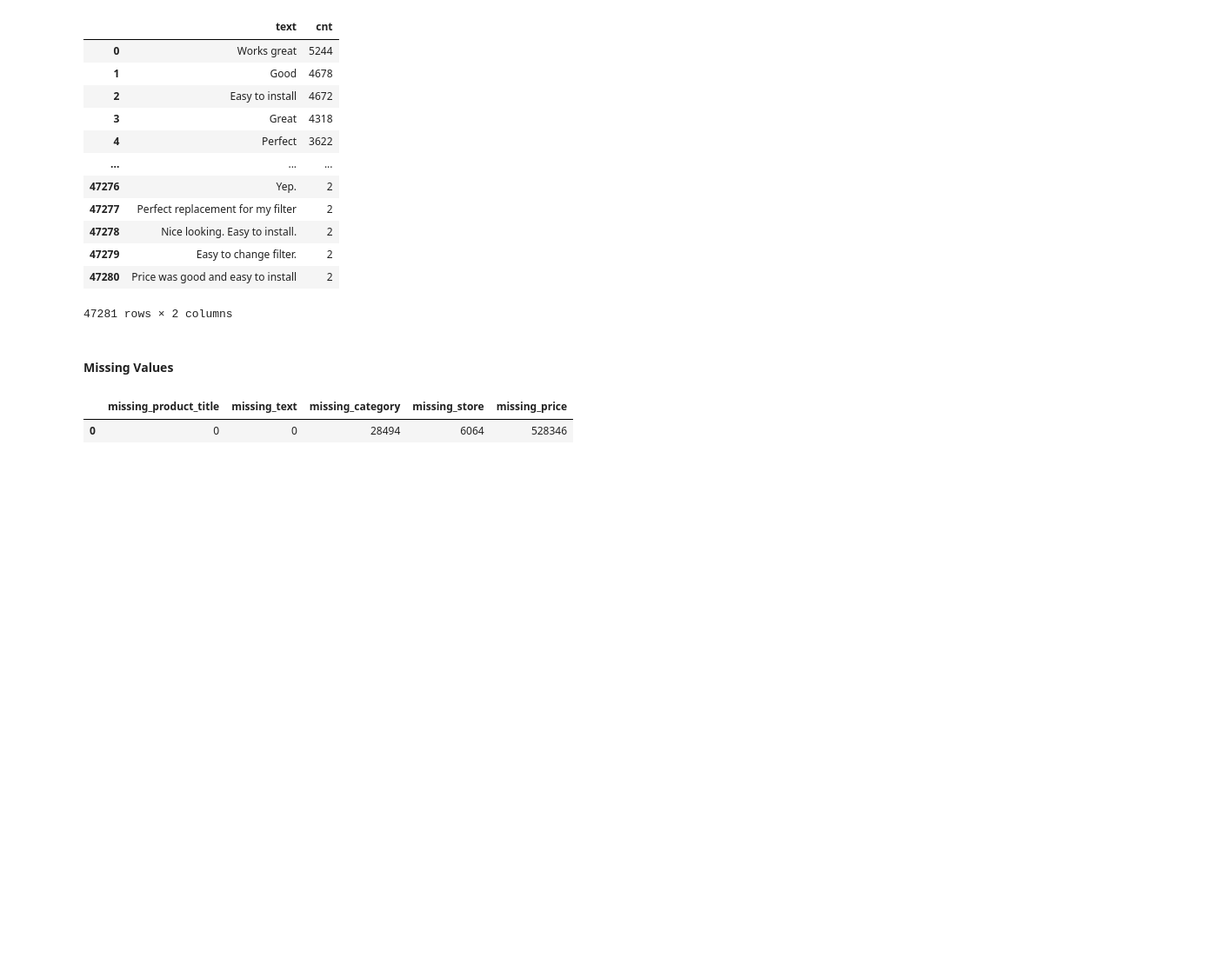
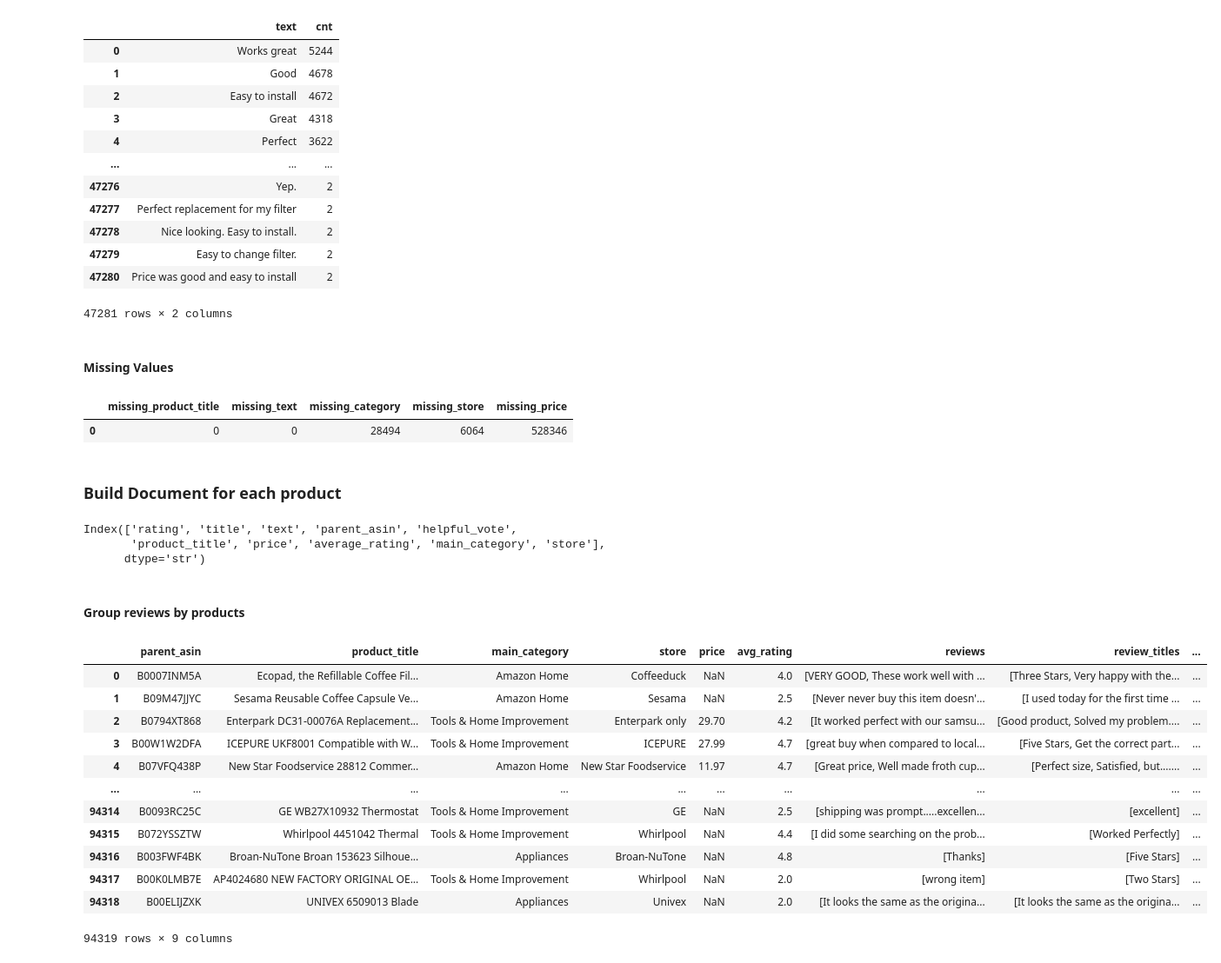
Before and after one commit to UBC-MDS/DSCI_575_project_hli76_wnsong, a Jupyter notebook: notebooks/milestone1_exploration_harrison.ipynb, the cells around one changed output. Shown at 87% size. Cells and saved outputs as stored; diff of their text form; code cells hidden in the pictures; blank space fills up the shorter version.

Commit message:
create function to build document

```diff
--- a/notebooks/milestone1_exploration_harrison.ipynb
+++ b/notebooks/milestone1_exploration_harrison.ipynb
@@ -311,3 +311,43 @@ c2.execute(f"""
 # %% [output]
 |  | missing_product_title | missing_text | missing_category | missing_store | missing_price |
 | 0 | 0 | 0 | 28494 | 6064 | 528346 |
+# %% [markdown]
+### Build Document for each product
+# %%
+print(merged_data.columns)
+# %% [output]
+Index(['rating', 'title', 'text', 'parent_asin', 'helpful_vote',
+       'product_title', 'price', 'average_rating', 'main_category', 'store'],
+      dtype='str')
+# %% [markdown]
+#### Group reviews by products
+# %%
+products = c2.execute(f"""
+    SELECT
+        parent_asin,
+        ANY_VALUE(product_title) AS product_title,
+        ANY_VALUE(main_category) AS main_category,
+        ANY_VALUE(store) AS store,
+        ANY_VALUE(price) AS price,
+        ANY_VALUE(average_rating) AS avg_rating,
+        LIST(text) AS reviews,
+        LIST(title) AS review_titles,
+        LIST(helpful_vote) AS helpful_votes
+    FROM read_parquet('{PROCESSED_DATA_DIR}/{merged_data_file}')
+    GROUP BY parent_asin;
+""").df()
+products
+# %% [output]
+|  | parent_asin | product_title | main_category | store | price | avg_rating | reviews | review_titles | ... |
+| 0 | B0007INM5A | Ecopad, the Refillable Coffee Fil... | Amazon Home | Coffeeduck | NaN | 4.0 | [VERY GOOD, These work well with ... | [Three Stars, Very happy with the... | ... |
+| 1 | B09M47JJYC | Sesama Reusable Coffee Capsule Ve... | Amazon Home | Sesama | NaN | 2.5 | [Never never buy this item doesn'... | [I used today for the first time ... | ... |
+| 2 | B0794XT868 | Enterpark DC31-00076A Replacement... | Tools & Home Improvement | Enterpark only | 29.70 | 4.2 | [It worked perfect with our samsu... | [Good product, Solved my problem.... | ... |
+| 3 | B00W1W2DFA | ICEPURE UKF8001 Compatible with W... | Tools & Home Improvement | ICEPURE | 27.99 | 4.7 | [great buy when compared to local... | [Five Stars, Get the correct part... | ... |
+| 4 | B07VFQ438P | New Star Foodservice 28812 Commer... | Amazon Home | New Star Foodservice | 11.97 | 4.7 | [Great price, Well made froth cup... | [Perfect size, Satisfied, but....... | ... |
+| ... | ... | ... | ... | ... | ... | ... | ... | ... | ... |
+| 94314 | B0093RC25C | GE WB27X10932 Thermostat | Tools & Home Improvement | GE | NaN | 2.5 | [shipping was prompt.....excellen... | [excellent] | ... |
+| 94315 | B072YSSZTW | Whirlpool 4451042 Thermal | Tools & Home Improvement | Whirlpool | NaN | 4.4 | [I did some searching on the prob... | [Worked Perfectly] | ... |
+| 94316 | B003FWF4BK | Broan-NuTone Broan 153623 Silhoue... | Appliances | Broan-NuTone | NaN | 4.8 | [Thanks] | [Five Stars] | ... |
+| 94317 | B00K0LMB7E | AP4024680 NEW FACTORY ORIGINAL OE... | Tools & Home Improvement | Whirlpool | NaN | 2.0 | [wrong item] | [Two Stars] | ... |
+| 94318 | B00ELIJZXK | UNIVEX 6509013 Blade | Appliances | Univex | NaN | 2.0 | [It looks the same as the origina... | [It looks the same as the origina... | ... |
+94319 rows × 9 columns
```
Also changed, not shown: parts of 2 cells of this notebook.
